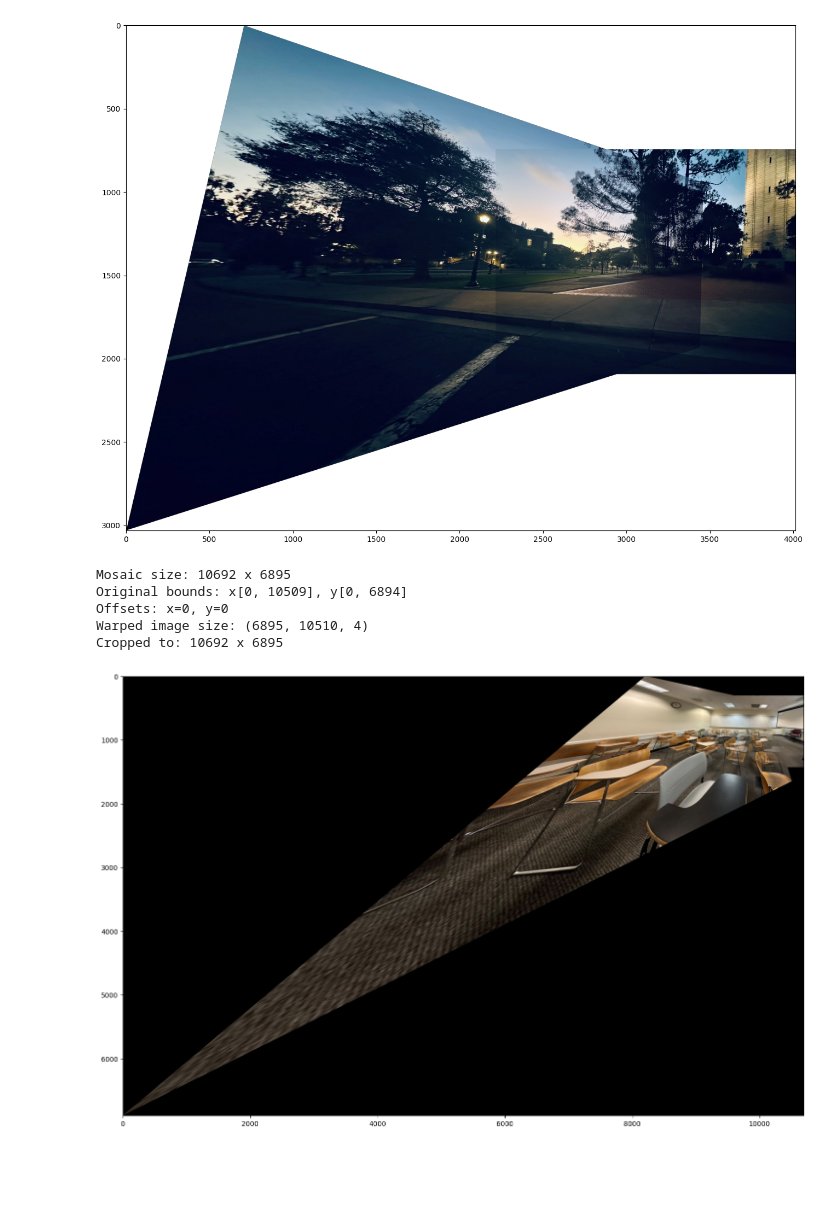
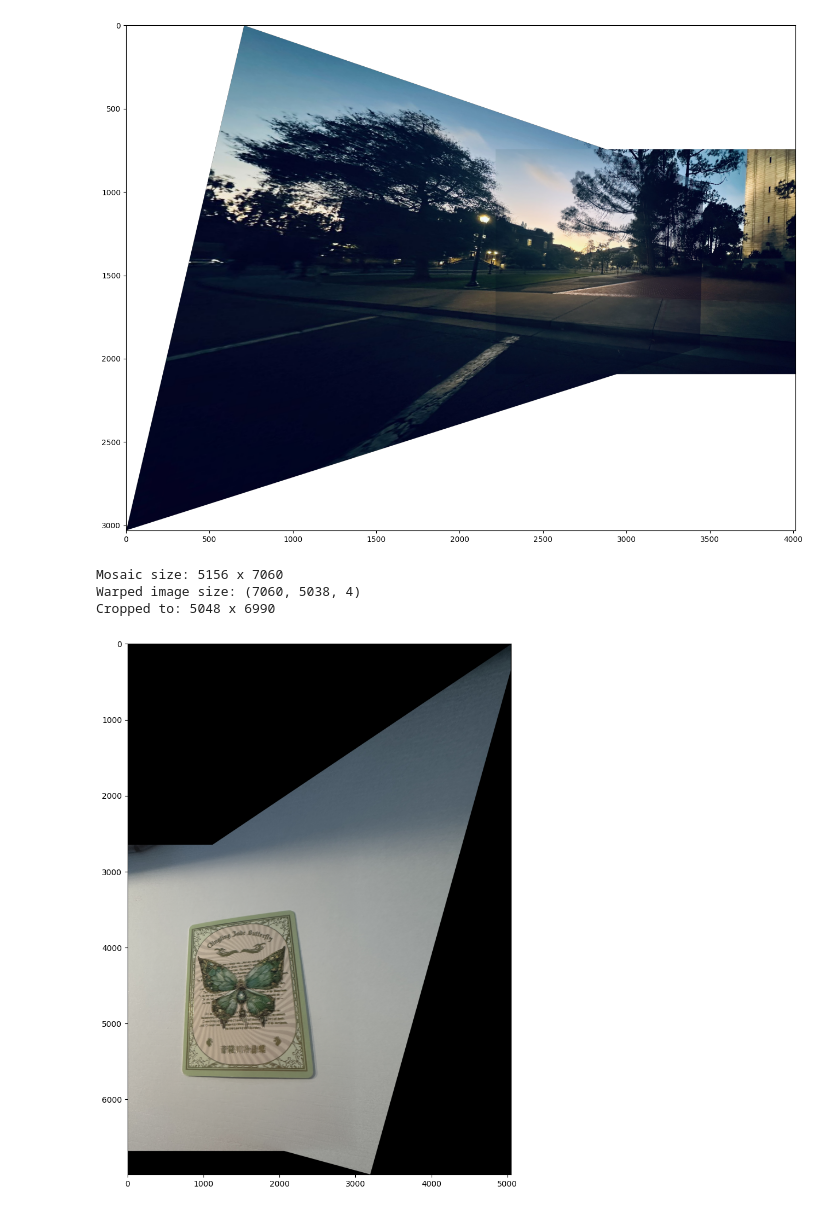
Before and after one commit to IHU3025/IHU3025.github.io, a Jupyter notebook: proj3/code/main.ipynb, the cells around one changed output. Drawn from its saved outputs; the diff is of its cells as text; code cells hidden in the pictures; blank space fills up the shorter version.

```diff
--- a/proj3/code/main.ipynb
+++ b/proj3/code/main.ipynb
@@ -680,21 +693,19 @@ def compose_mosaic_distance_blend(img1, img2, H, interp_func):
 
     return canvas
 # %%
-H, original_pts, new_pts = get_H('../data/trychair.json')
+H, original_pts, new_pts = get_H('../data/card.json')
 
-img1 = plt.imread('../data/IMG_8844r.jpg')
-img2 = plt.imread('../data/IMG_8843r.jpg')
+img1 = plt.imread('../data/IMG_8829.jpg')
+img2 = plt.imread('../data/IMG_8828.jpg')
 
 mosaic = compose_mosaic_distance_blend(img1, img2, H, nearest_neighbor_interp)
 
 #mosaic = compose_mosaic_distance_blend(img1, img2, H, bilinear_interp)
 fig, axes = plt.subplots(figsize=(18, 12))
 plt.imshow(mosaic)
 plt.show()
 # %% [output]
-Mosaic size: 10692 x 6895
-Original bounds: x[0, 10509], y[0, 6894]
-Offsets: x=0, y=0
-Warped image size: (6895, 10510, 4)
-Cropped to: 10692 x 6895
+Mosaic size: 5156 x 7060
+Warped image size: (7060, 5038, 4)
+Cropped to: 5048 x 6990
-[figure, old version]
+[figure, new version]
```
Also changed, not shown: parts of 2 cells of this notebook, 4 other files.
